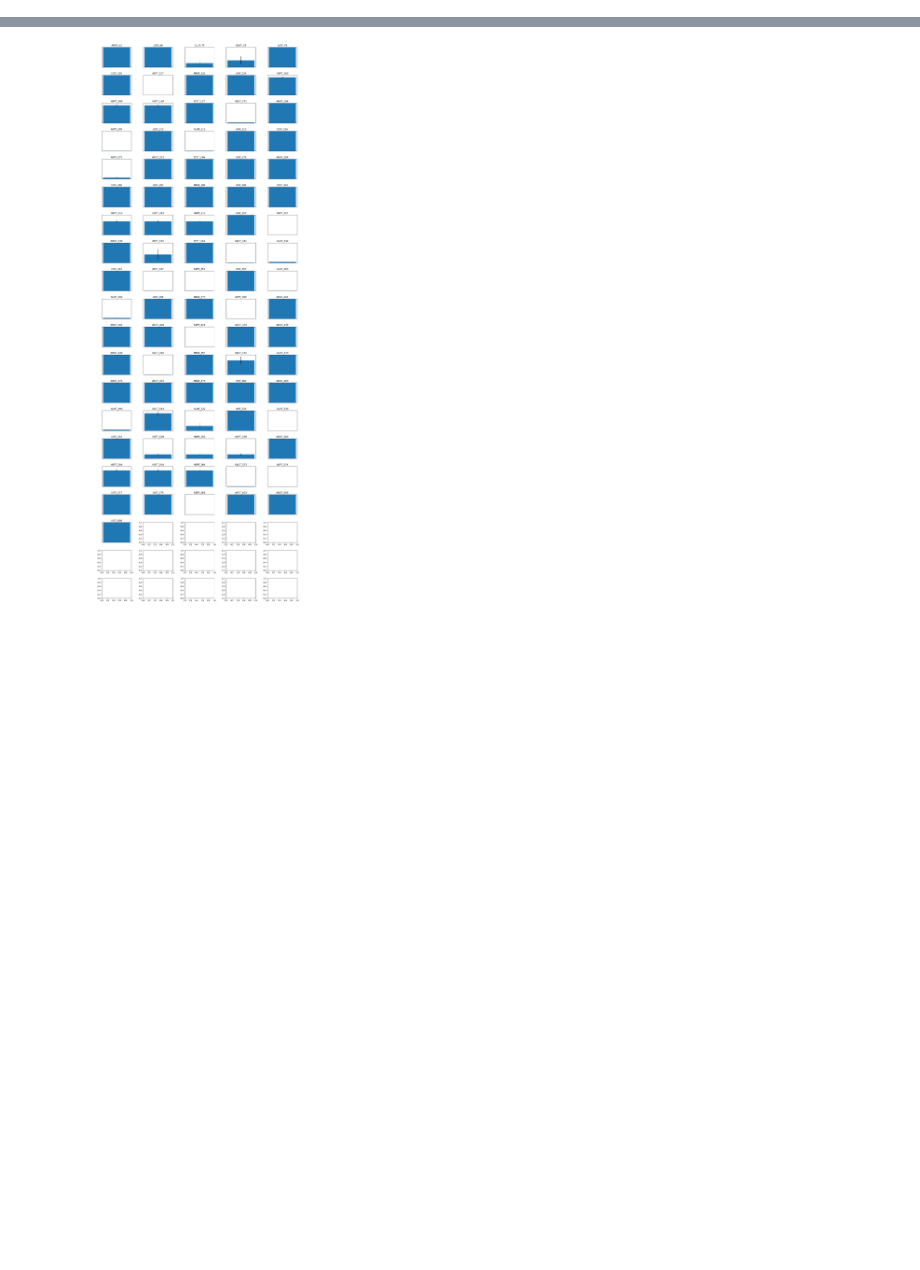
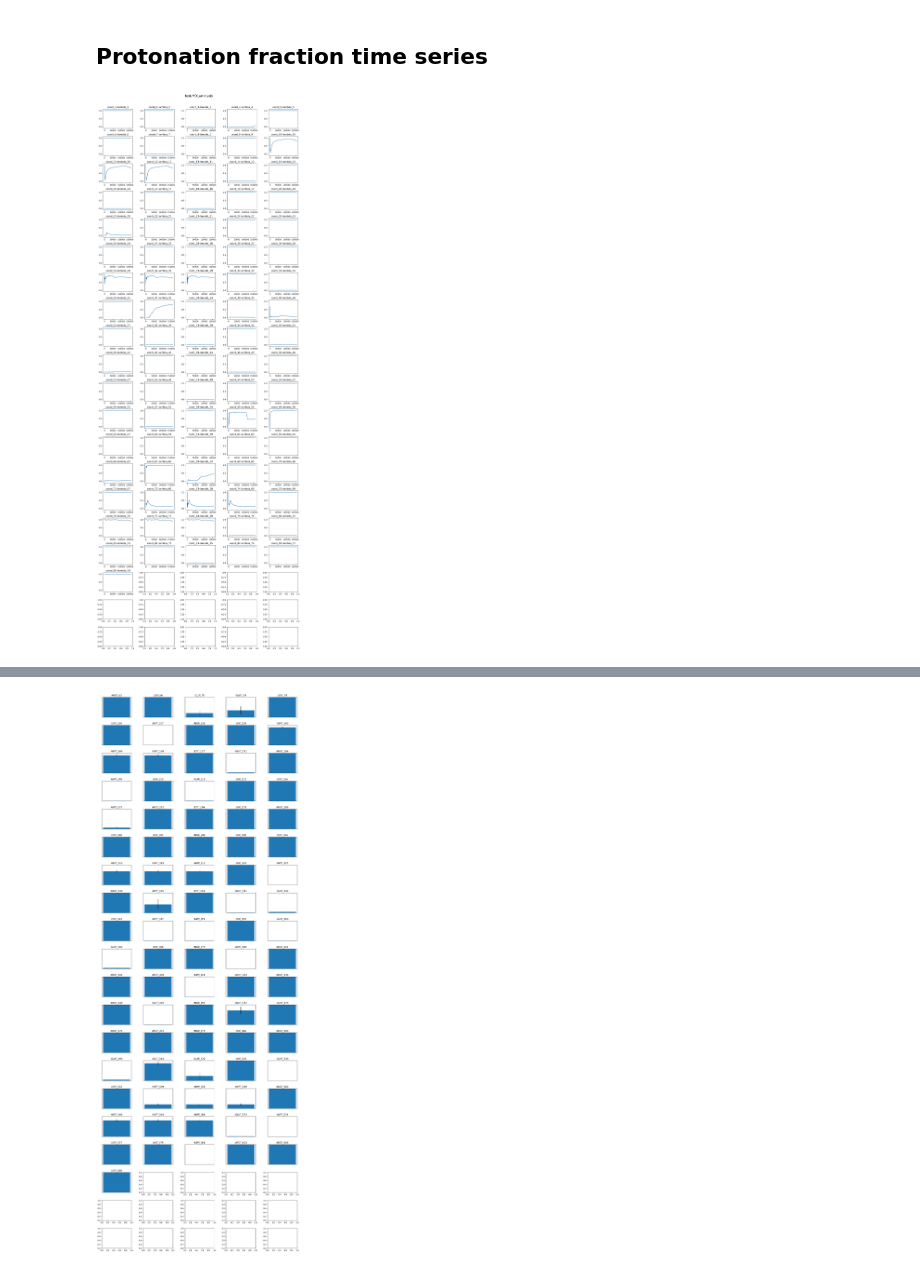
Before and after one commit to AndPdb/constant-ph-utils, a Jupyter notebook: analysis_template.ipynb, the cells around one changed output, grey strips where cells are left out. Drawn from its saved outputs; the diff is of its cells as text; code cells hidden in the pictures; blank space fills up the shorter version.

```diff
--- a/analysis_template.ipynb
+++ b/analysis_template.ipynb
@@ -56,0 +59,58 @@ plt.show()
+# %% [markdown]
+## Protonation fraction time series
+# %%
+PATH_ANALYSIS = "test/MD1/analysis"
+
+# Set up the grid size
+rows = 20  # 10x10 grid for 100 plots
+cols = 5
+
+# Create a figure with subplots
+fig, axes = plt.subplots(rows, cols, figsize=(15, 40))  # Adjusted figure size for 5x20 layout
+
+coordid = 1
+prv_resid = 0
+
+# Generate and plot data for each subplot
+fig.suptitle(PATH_ANALYSIS, fontsize=16, y=0.995)  # Moved suptitle up
+fig.tight_layout(rect=[0, 0, 1, 0.99], pad=2.0)  # Adjust layout to leave space for suptitle
+
+for i in range(rows):
+    for j in range(cols):
+        index = coordid-1
+        #print(f"Coordid {coordid}")
+
+        if index < lambda_ref.shape[0]:
+            ax = axes[i, j]
+
+            if lambda_ref.iloc[index]['resname'] == "HSPT": #If histidine
+                    if lambda_ref.iloc[index]['resid'] != prv_resid: #If this is histidine lambda1
+
+                        coordids = [coordid, coordid+1, coordid+2]
+
+                        res_prot_ts = get_HISprotfrac_ts(coordids, PATH_ANALYSIS)
+
+                        prv_resid = lambda_ref.iloc[index]['resid']
+                    else:
+                        res_prot_ts = get_HISprotfrac_ts(coordids, PATH_ANALYSIS)
+
+            else:
+                res_prot_ts = get_protfrac_ts(coordid, PATH_ANALYSIS)
+
+            ax.plot(res_prot_ts, label="MD1")
+            ax.set_ylim(-0.1,1.1)
+            # If you want to set the xticks and labels uncomment the following lines
+            #xticks = [0, 200000, 400000, 600000, 800000, 1000000]
+            #ax.set_xticks(xticks)
+            #ax.set_xticklabels([0, 200, 400, 600, 800, 1000])
+            ax.set_title(f'coord_{coordid}-lambda_{coord2lambda_dict[coordid]}')
+
+        else:
+             continue
+
+        coordid += 1
+
+# Show the plot
+plt.show()
+# %% [output]
+[figure, added]
```
Also changed, not shown: parts of 12 cells of this notebook.
